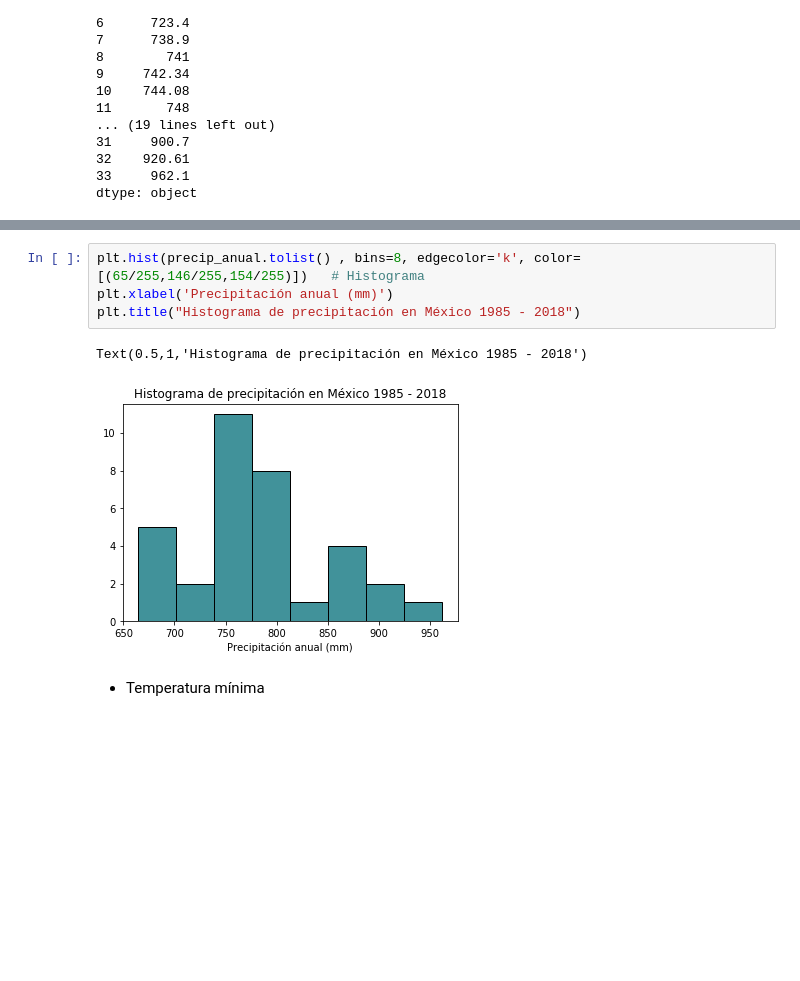
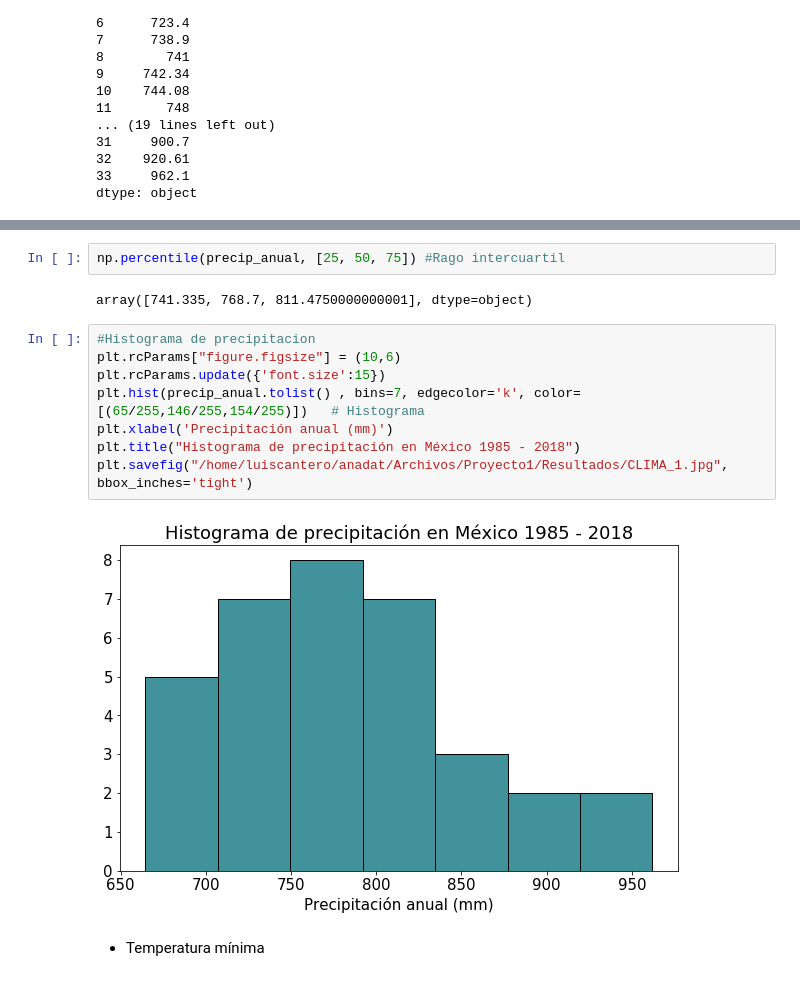
Before and after one commit to LuisEduardoCantero/Data_Science_in_Cosmology, a Jupyter notebook: Proyecto_1/CLIMA_SCRIPT.ipynb, the cells around one changed output, grey strips where cells are left out. Saved outputs shown, nothing was run; the diff lists cells and outputs as text; blank space fills up the shorter version.

Commit message:
Se complementa proyecto 1

```diff
--- a/Proyecto_1/CLIMA_SCRIPT.ipynb
+++ b/Proyecto_1/CLIMA_SCRIPT.ipynb
@@ -203,10 +235,17 @@ dtype: object
+# %%
+np.percentile(precip_anual, [25, 50, 75]) #Rago intercuartil
+# %% [output]
+array([741.335, 768.7, 811.4750000000001], dtype=object)
 # %%
-plt.hist(precip_anual.tolist() , bins=8, edgecolor='k', color= [(65/255,146/255,154/255)])   # Histograma
+#Histograma de precipitacion
+plt.rcParams["figure.figsize"] = (10,6)
+plt.rcParams.update({'font.size':15})
+plt.hist(precip_anual.tolist() , bins=7, edgecolor='k', color= [(65/255,146/255,154/255)])   # Histograma
 plt.xlabel('Precipitación anual (mm)')
 plt.title("Histograma de precipitación en México 1985 - 2018")
+plt.savefig("/home/luiscantero/anadat/Archivos/Proyecto1/Resultados/CLIMA_1.jpg", bbox_inches='tight')
 # %% [output]
-Text(0.5,1,'Histograma de precipitación en México 1985 - 2018')
-[figure, old version]
+[figure, new version]
 # %% [markdown]
 - Temperatura mínima
 # %%
```
Also changed, not shown: parts of 59 cells of this notebook.
